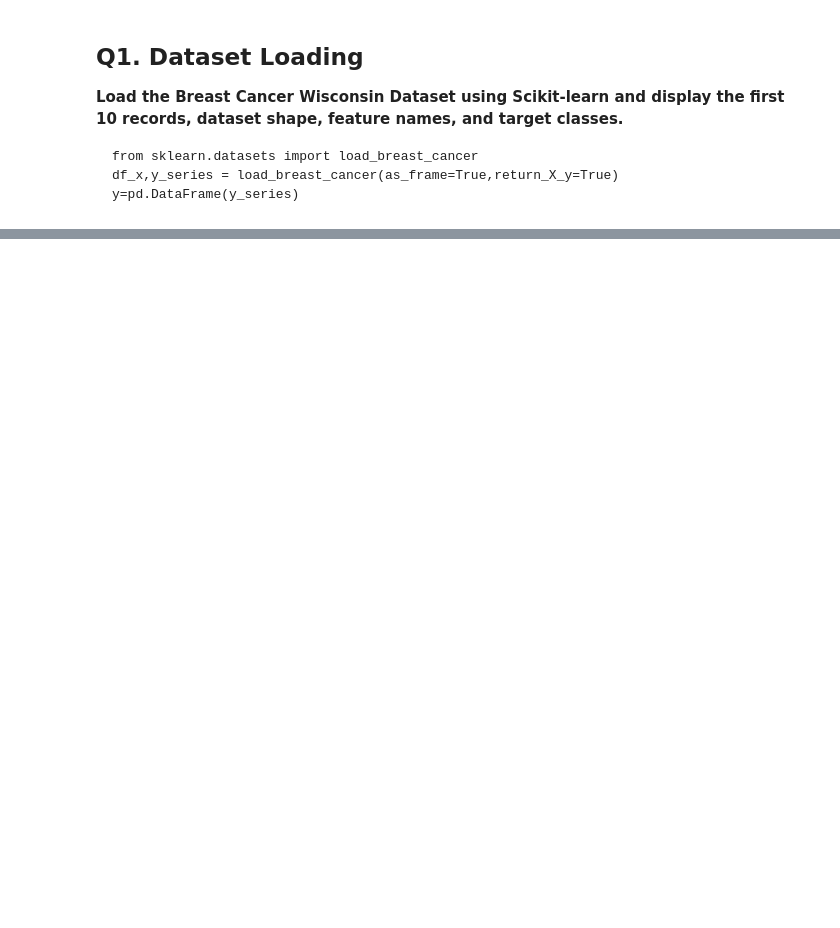
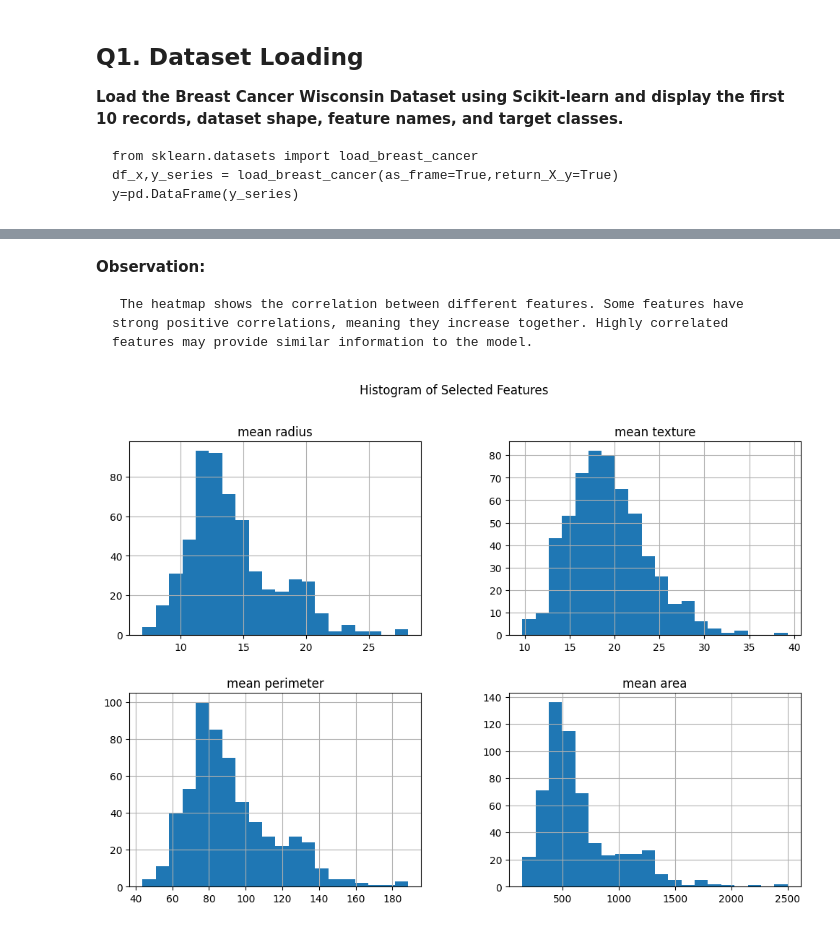
Before and after one commit to kavaderohan2005-netizen/ML-Project, a Jupyter notebook: Logistics Regression/Topic 3-Machine Learning - Logistic Regression.ipynb, the cells around one changed output, grey strips where cells are left out. Cells and saved outputs as stored; diff of their text form; code cells hidden in the pictures; blank space fills up the shorter version.

```diff
--- a/Logistics Regression/Topic 3-Machine Learning - Logistic Regression.ipynb
+++ b/Logistics Regression/Topic 3-Machine Learning - Logistic Regression.ipynb
@@ -96,0 +173,19 @@ Name: count, dtype: int64
+# %% [markdown]
+**Observation:**
+
+     The heatmap shows the correlation between different features. Some features have strong positive correlations, meaning they increase together. Highly correlated features may provide similar information to the model.
+# %%
+# Histogram of selected features
+features = [
+    "mean radius",
+    "mean texture",
+    "mean perimeter",
+    "mean area"
+]
+
+df_x[features].hist(figsize=(12, 8), bins=20)
+
+plt.suptitle("Histogram of Selected Features")
+plt.show()
+# %% [output]
+[figure, added]
```
Also changed, not shown: parts of 54 cells of this notebook, 1 other file.
